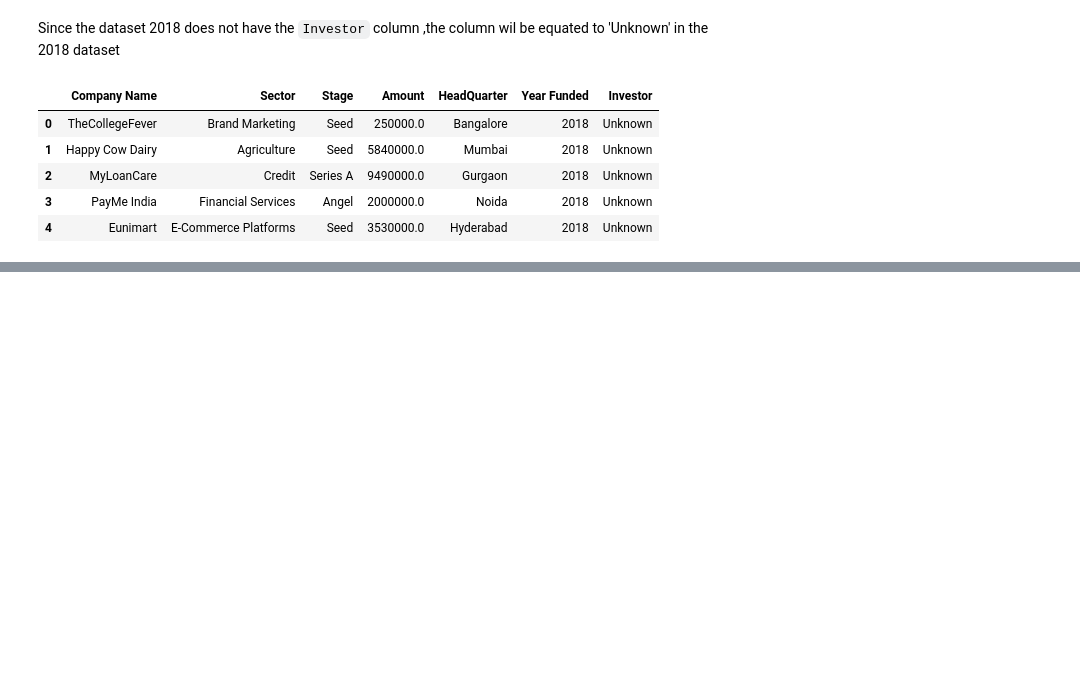
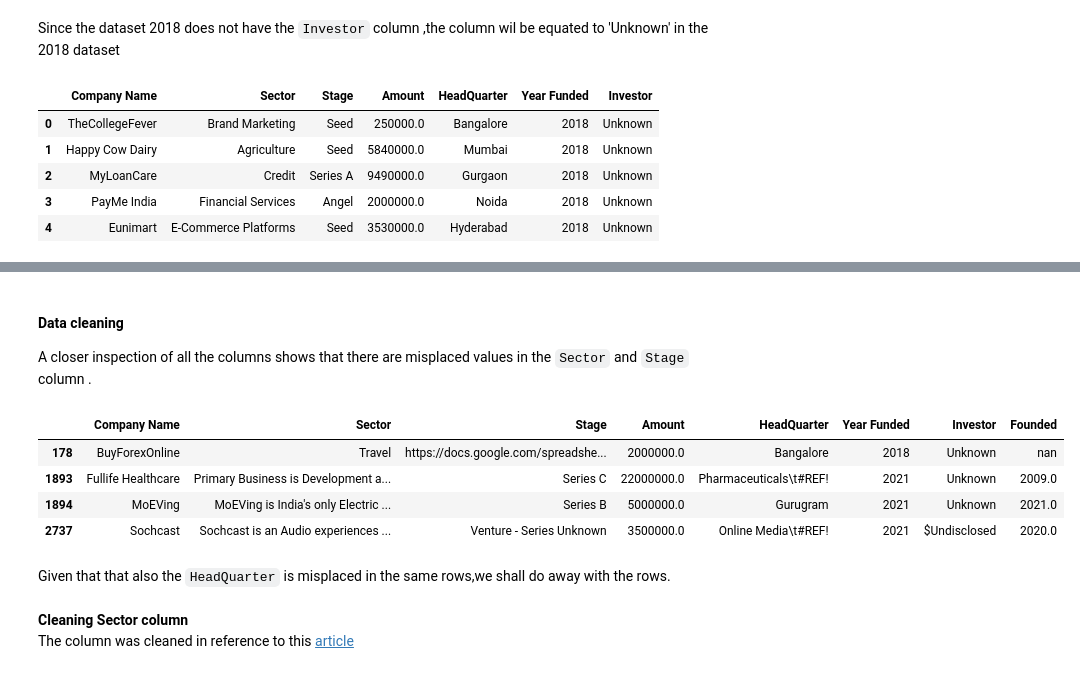
Before and after one commit to HannahMwende/India-startup-funding-analysis, a Jupyter notebook: indian_startup_funding.ipynb, the cells around one changed output, grey strips where cells are left out. Drawn from its saved outputs; the diff is of its cells as text; code cells hidden in the pictures; blank space fills up the shorter version.

````diff
--- a/indian_startup_funding.ipynb
+++ b/indian_startup_funding.ipynb
@@ -2440,0 +2476,18 @@ memory usage: 178.0+ KB
+# %% [markdown]
+#### Data cleaning
+
+A closer inspection of all the columns shows that there are misplaced values in the ```Sector``` and ```Stage``` column .
+# %%
+#Viewing misplaced values
+df[(df["Sector"] == "Sochcast is an Audio experiences company that give the listener and creators an Immersive Audio experience") |
+(df["Sector"] == "MoEVing is India's only Electric Mobility focused Technology Platform with a vision to accelerate EV adoption in India.") |
+(df["Stage"] == "https://docs.google.com/spreadsheets/d/1x9ziNeaz6auNChIHnMI8U6kS7knTr3byy_YBGfQaoUA/edit#gid=1861303593") |
+(df["Sector"] == "Primary Business is Development and Manufacturing of Novel Healthcare Products in Effervescent forms using imported propriety ingredients.")]
+# %% [output]
+|  | Company Name | Sector | Stage | Amount | HeadQuarter | Year Funded | Investor | Founded |
+| 178 | BuyForexOnline | Travel | https://docs.google.com/spreadshe... | 2000000.0 | Bangalore | 2018 | Unknown | nan |
+| 1893 | Fullife Healthcare | Primary Business is Development a... | Series C | 22000000.0 | Pharmaceuticals\t#REF! | 2021 | Unknown | 2009.0 |
+| 1894 | MoEVing | MoEVing is India's only Electric ... | Series B | 5000000.0 | Gurugram | 2021 | Unknown | 2021.0 |
+| 2737 | Sochcast | Sochcast is an Audio experiences ... | Venture - Series Unknown | 3500000.0 | Online Media\t#REF! | 2021 | $Undisclosed | 2020.0 |
+# %% [markdown]
+Given that that also the ```HeadQuarter``` is misplaced in the same rows,we shall do away with the rows.
@@ -2440,0 +2497,3 @@ memory usage: 178.0+ KB
+# %% [markdown]
+**Cleaning Sector column**<br>
+The column was cleaned in reference to this [article](https://support.crunchbase.com/hc/en-us/articles/360043146954-What-Industries-are-included-in-Crunchbase-)
````
Also changed, not shown: parts of 35 cells of this notebook, 3 other files.
